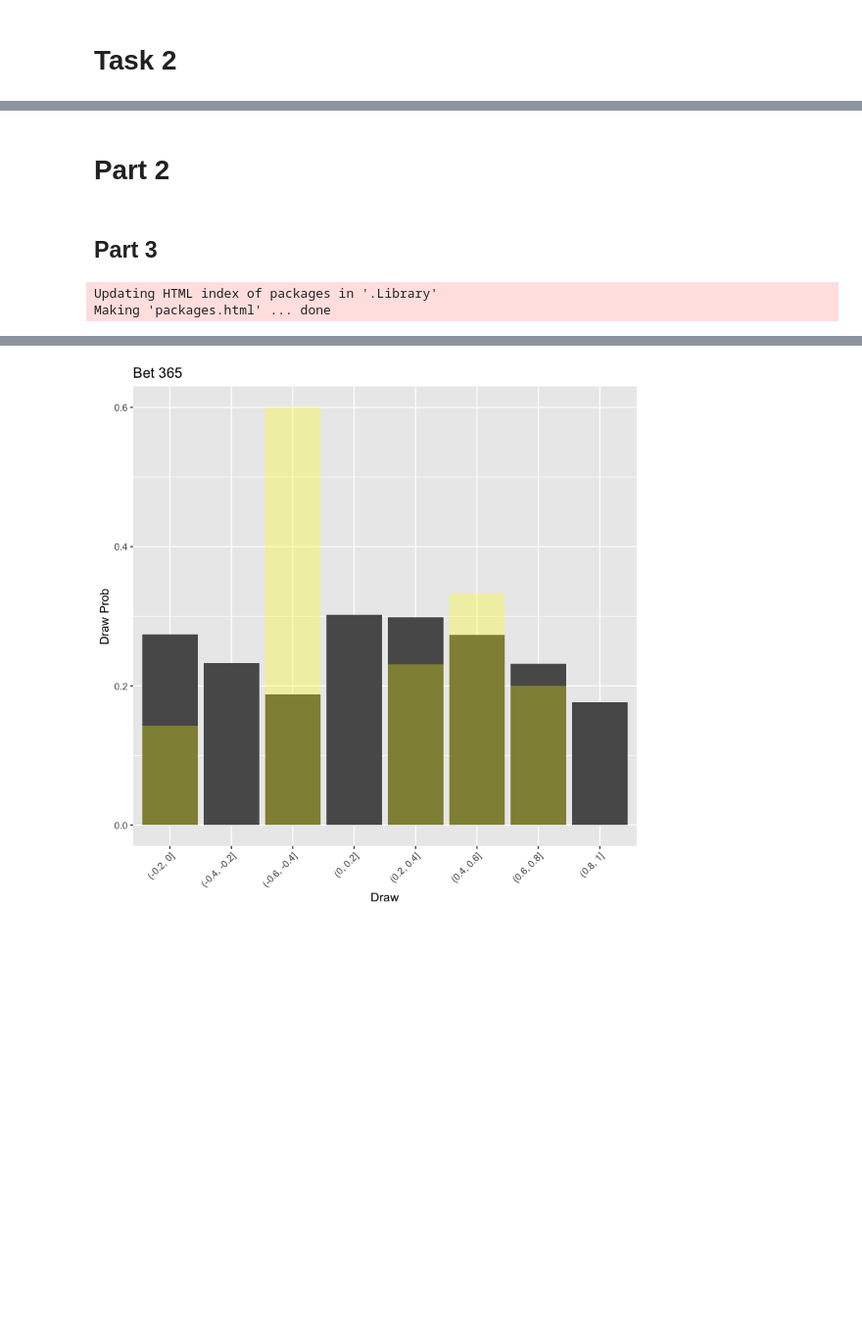
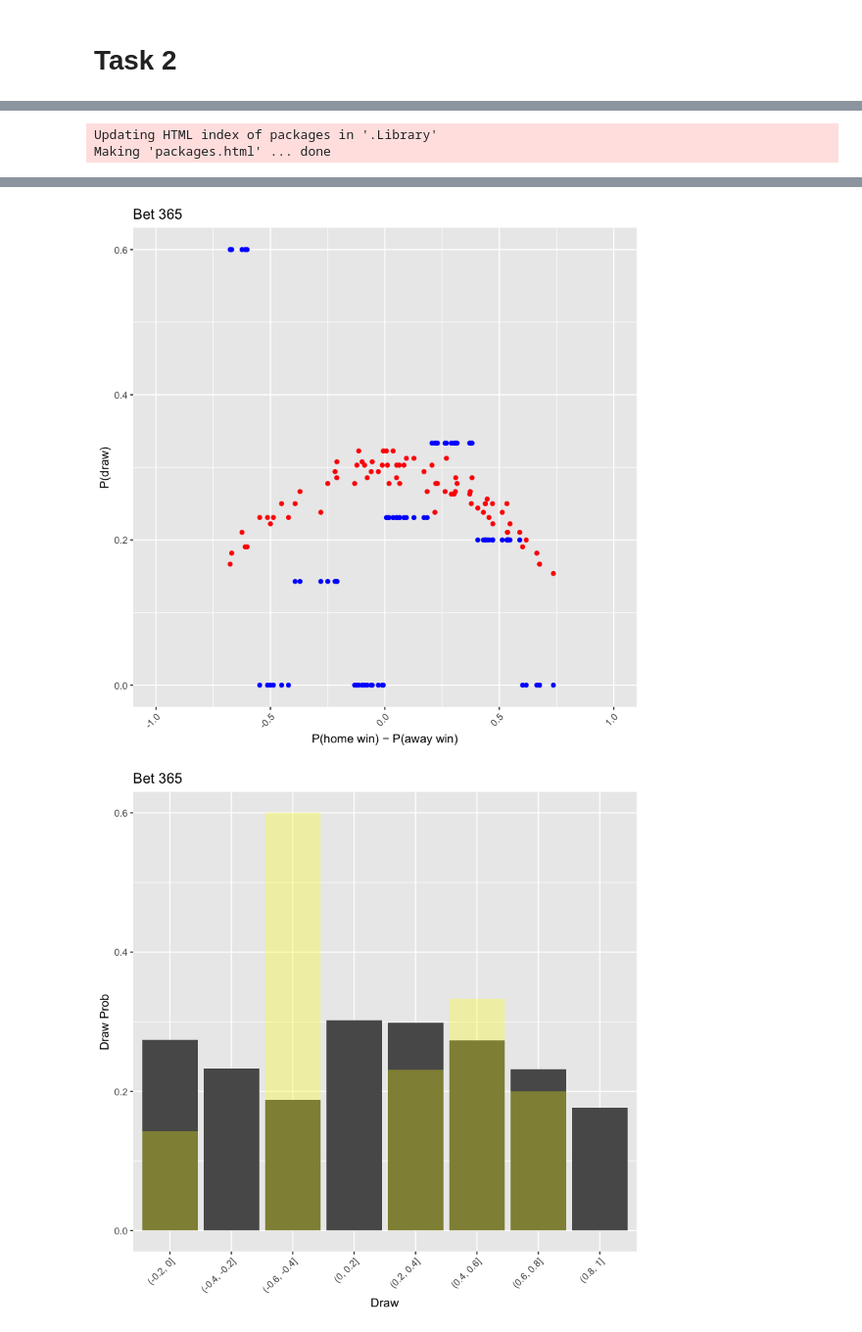
Before and after one commit to BU-IE-582/fall20-mbahadir, a Jupyter notebook: Homework1/Homework 1.ipynb, the cells around one changed output, grey strips where cells are left out. Shown at 98% size. Cells and saved outputs as stored; diff of their text form; code cells hidden in the pictures; blank space fills up the shorter version.

```diff
--- a/Homework1/Homework 1.ipynb
+++ b/Homework1/Homework 1.ipynb
@@ -151,2 +210,0 @@ df_IW$away_prob=1/df_IW$IWA
-# %% [markdown]
-# Part 2
@@ -174,4 +211,2 @@ df_IW$normalized_away_prob=(1/df_IW$IWA)/df_IW$total_prob
-# %% [markdown]
-## Part 3
 # %%
 install.packages("comprehenr")
@@ -181,0 +218,35 @@ Making 'packages.html' ... done
+# %%
+a<-seq(-1,0.8,by=0.2)
+df_Bet365$diff=df_Bet365$home_prob-df_Bet365$away_prob
+df_Bet365$categ<-to_vec(for(posi in 1:78) for(i in a)
+  if(i>=(df_Bet365$home_prob[posi]-df_Bet365$away_prob[posi]) &&
+     i<(df_Bet365$home_prob[posi]-df_Bet365$away_prob[posi]+0.2)) as.integer((i+1)/0.2))
+
+df_Bet365[categ==0, bins:="(-1, -0.8]"]
+df_Bet365[categ==1, bins:="(-0.8, -0.6]"]
+df_Bet365[categ==2, bins:="(-0.6, -0.4]"]
+df_Bet365[categ==3, bins:="(-0.4, -0.2]"]
+df_Bet365[categ==4, bins:="(-0.2, 0]"]
+df_Bet365[categ==5, bins:="(0, 0.2]"]
+df_Bet365[categ==6, bins:="(0.2, 0.4]"]
+df_Bet365[categ==7, bins:="(0.4, 0.6]"]
+df_Bet365[categ==8, bins:="(0.6, 0.8]"]
+df_Bet365[categ==9, bins:="(0.8, 1]"]
+
+df_Bet365[FTR=="D",draw:=1]
+df_Bet365[FTR=="H",draw:=0]
+df_Bet365[FTR=="A",draw:=0]
+determined_bins <- factor(c( "(-1, -0.8]", "(-0.8, -0.6]", "(-0.6, -0.4]","(-0.4, -0.2]",
+                  "(-0.2, 0]","(0, 0.2]","(0.2, 0.4]","(0.4, 0.6]","(0.6, 0.8]", "(0.8, 1]"),
+                levels = c( "(-1, -0.8]", "(-0.8, -0.6]", "(-0.6, -0.4]","(-0.4, -0.2]",
+                           "(-0.2, 0]","(0, 0.2]","(0.2, 0.4]","(0.4, 0.6]","(0.6, 0.8]", "(0.8, 1]"),
+                ordered = T)
+df_Bet365[,real_draw_prob:=mean(draw),by=categ]
+#table(df_Bet365$bins,df_Bet365$draw)
+ggplot(df_Bet365,aes(x=diff,y=draw_prob))+geom_point(color="red")+
+  labs(x="P(home win) − P(away win)",y="P(draw)")+ggtitle("Bet 365")+ xlim(-1,1)+
+  geom_point(aes(x=diff, y=real_draw_prob),color="blue") + theme(axis.text.x = element_text(angle = 45,hjust = 1))#)+
+  #scale_x_discrete(breaks = 0:9, labels = c("(-1, -0.8]", "(-0.8, -0.6]","(-0.6, -0.4]","(-0.4, -0.2]",
+                               #"(-0.2, 0]","(0, 0.2]","(0.2, 0.4]","(0.4, 0.6]","(0.6, 0.8]", "(0.8, 1]"))+
+  #xlim(0:9)
+# %% [output]
@@ -182,3 +270,4 @@ Making 'packages.html' ... done
+[figure, added]
 # %%
 a<-seq(-1,0.8,by=0.2)
 df_Bet365$diff=df_Bet365$home_prob-df_Bet365$away_prob
```
Also changed, not shown: parts of 34 cells of this notebook, 2 other files.
